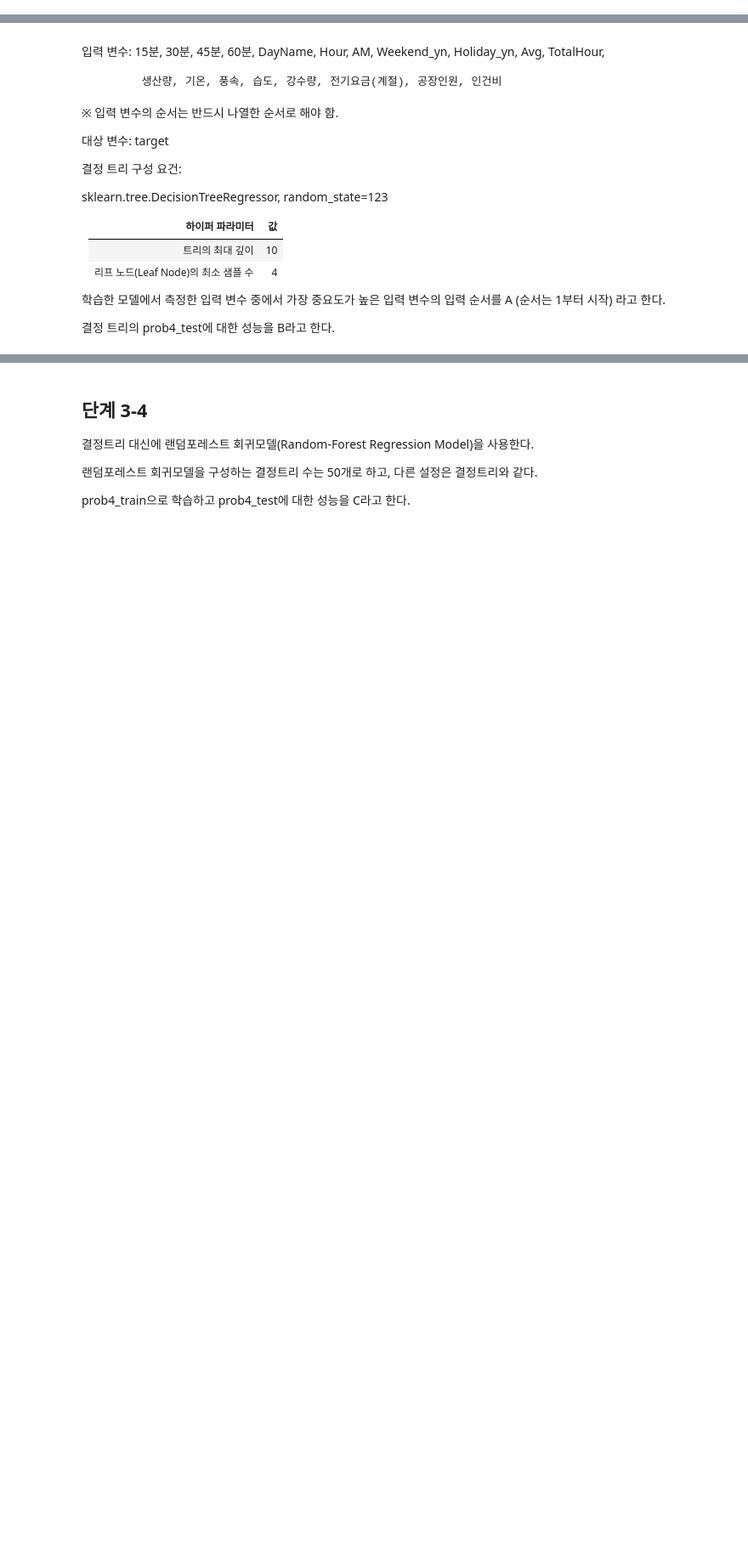
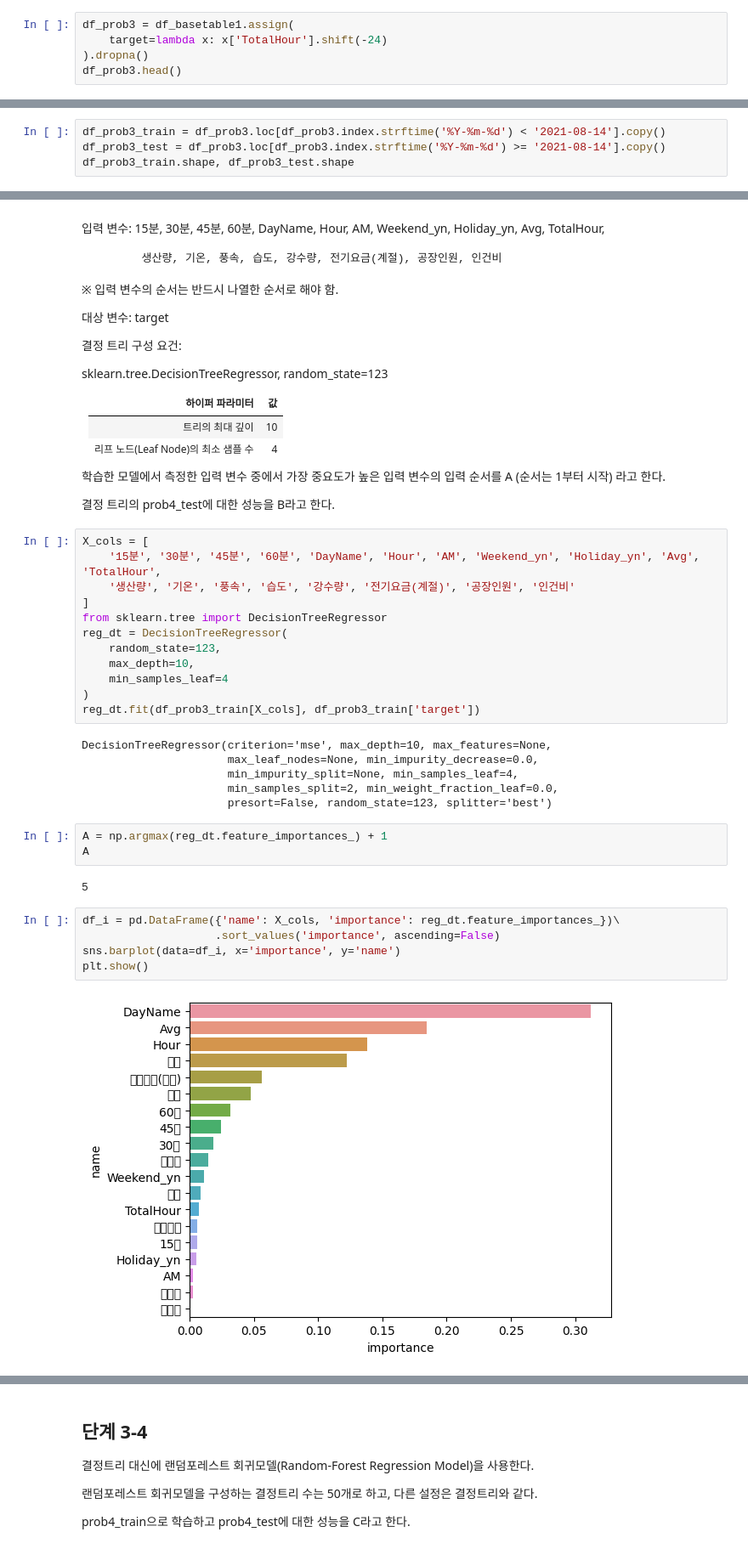
Before and after one commit to sunkusun9/DS_lv3_2304, a Jupyter notebook: sec_ds_lv3_prob3_by_PHJ_v1.1_prob.ipynb, the cells around one changed output, grey strips where cells are left out. Shown at 85% size. Drawn from its saved outputs; the diff is of its cells as text; blank space fills up the shorter version.

```diff
--- a/sec_ds_lv3_prob3_by_PHJ_v1.1_prob.ipynb
+++ b/sec_ds_lv3_prob3_by_PHJ_v1.1_prob.ipynb
@@ -369,3 +450,8 @@ DateHour를 기준으로 DateHour의 다음날 같은 시각의 최대전력사
 basetable1에 아래 그림과 같이 다음날 같은 시각의 TotalHour를 파생 변수로 생성한다.
 
 파생 변수의 이름은 target으로 한다. target에 결측치가 있는 행은 모두 제거하여 prob3 데이터셋을 만든다.
+# %%
+df_prob3 = df_basetable1.assign(
+    target=lambda x: x['TotalHour'].shift(-24)
+).dropna()
+df_prob3.head()
@@ -377,3 +471,7 @@ basetable1에 아래 그림과 같이 다음날 같은 시각의 TotalHour를
 . prob3_train: DateHour 변수 기준으로 2021년 8월 14일 전(8월 14일 미포함) 데이터 (행의 수: 5400개)
 
 . prob3_test: DateHour 변수 기준으로 2021년 8월 14일 이후(8월 14일 포함) 데이터 (행의 수: 744 개)
+# %%
+df_prob3_train = df_prob3.loc[df_prob3.index.strftime('%Y-%m-%d') < '2021-08-14'].copy()
+df_prob3_test = df_prob3.loc[df_prob3.index.strftime('%Y-%m-%d') >= '2021-08-14'].copy()
+df_prob3_train.shape, df_prob3_test.shape
@@ -406,3 +506,33 @@ basetable1에 아래 그림과 같이 다음날 같은 시각의 TotalHour를
 학습한 모델에서 측정한 입력 변수 중에서 가장 중요도가 높은 입력 변수의 입력 순서를 A (순서는 1부터 시작) 라고 한다.
 
 결정 트리의 prob4_test에 대한 성능을 B라고 한다.
+# %%
+X_cols = [
+    '15분', '30분', '45분', '60분', 'DayName', 'Hour', 'AM', 'Weekend_yn', 'Holiday_yn', 'Avg', 'TotalHour',
+    '생산량', '기온', '풍속', '습도', '강수량', '전기요금(계절)', '공장인원', '인건비'
+]
+from sklearn.tree import DecisionTreeRegressor
+reg_dt = DecisionTreeRegressor(
+    random_state=123,
+    max_depth=10,
+    min_samples_leaf=4
+)
+reg_dt.fit(df_prob3_train[X_cols], df_prob3_train['target'])
+# %% [output]
+DecisionTreeRegressor(criterion='mse', max_depth=10, max_features=None,
+                      max_leaf_nodes=None, min_impurity_decrease=0.0,
+                      min_impurity_split=None, min_samples_leaf=4,
+                      min_samples_split=2, min_weight_fraction_leaf=0.0,
+                      presort=False, random_state=123, splitter='best')
+# %%
+A = np.argmax(reg_dt.feature_importances_) + 1
+A
+# %% [output]
+5
+# %%
+df_i = pd.DataFrame({'name': X_cols, 'importance': reg_dt.feature_importances_})\
+                    .sort_values('importance', ascending=False)
+sns.barplot(data=df_i, x='importance', y='name')
+plt.show()
+# %% [output]
+[figure, added]
```
Also changed, not shown: parts of 37 cells of this notebook.
